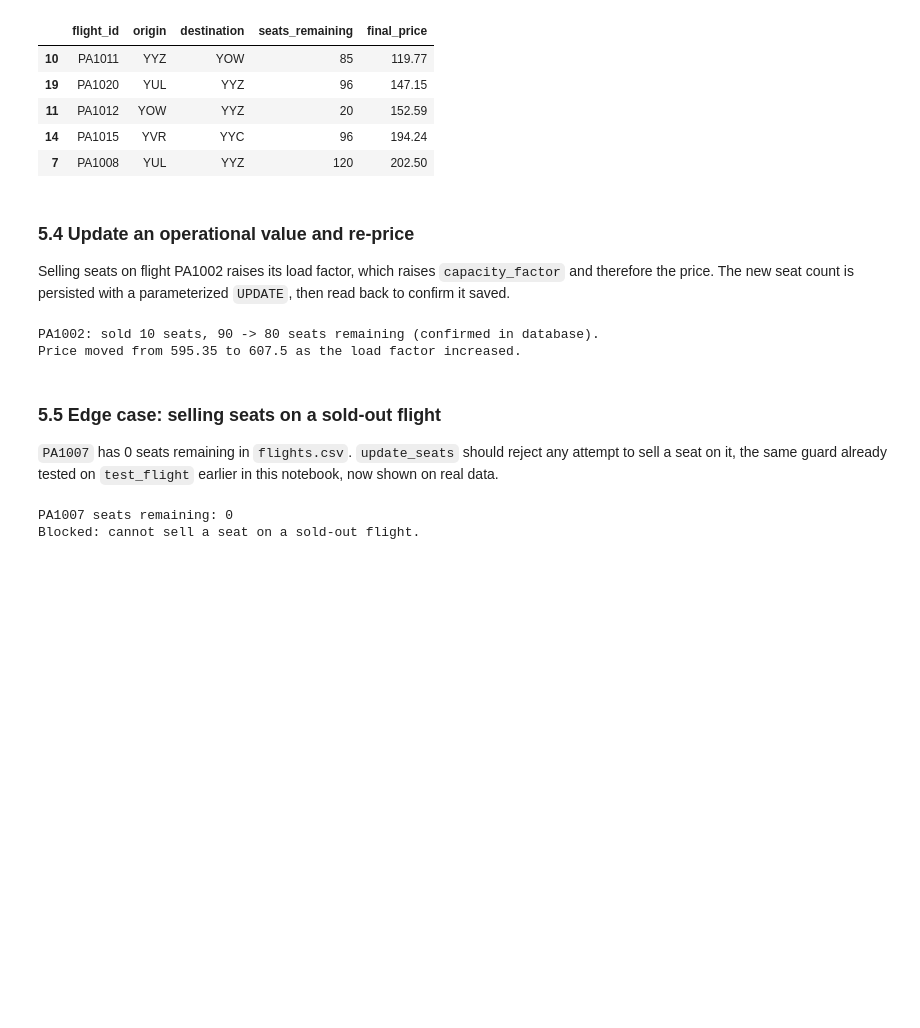
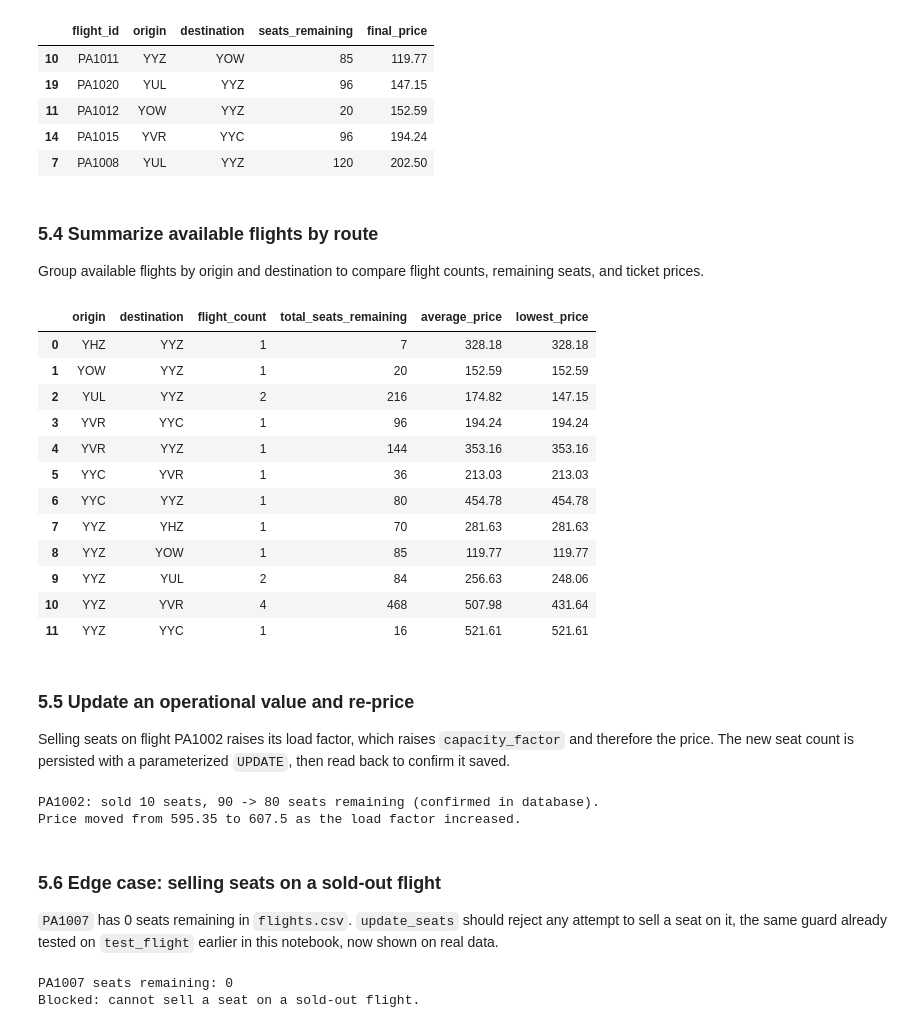
Before and after one commit to jimmyrua/8431-AC-T15-Furture-Billionaire, a Jupyter notebook: potter_airlines.ipynb, the cells around one changed output. Cells and saved outputs as stored; diff of their text form; code cells hidden in the pictures; blank space fills up the shorter version.

Commit message:
Update notebook results and flight database

```diff
--- a/potter_airlines.ipynb
+++ b/potter_airlines.ipynb
@@ -474,8 +474,35 @@ Sold-out flight IDs: ['PA1007']
 | 11 | PA1012 | YOW | YYZ | 20 | 152.59 |
 | 14 | PA1015 | YVR | YYC | 96 | 194.24 |
 | 7 | PA1008 | YUL | YYZ | 120 | 202.50 |
+# %% [markdown]
+### 5.4 Summarize available flights by route
+
+Group available flights by origin and destination to compare flight counts, remaining seats, and ticket prices.
+# %%
+flight_summary = available_flights.groupby(["origin", "destination"], as_index=False).agg(
+    flight_count=("flight_id", "count"),
+    total_seats_remaining=("seats_remaining", "sum"),
+    average_price=("final_price", "mean"),
+    lowest_price=("final_price", "min"),
+).round(2)
+
+flight_summary
+# %% [output]
+|  | origin | destination | flight_count | total_seats_remaining | average_price | lowest_price |
+| 0 | YHZ | YYZ | 1 | 7 | 328.18 | 328.18 |
+| 1 | YOW | YYZ | 1 | 20 | 152.59 | 152.59 |
+| 2 | YUL | YYZ | 2 | 216 | 174.82 | 147.15 |
+| 3 | YVR | YYC | 1 | 96 | 194.24 | 194.24 |
+| 4 | YVR | YYZ | 1 | 144 | 353.16 | 353.16 |
+| 5 | YYC | YVR | 1 | 36 | 213.03 | 213.03 |
+| 6 | YYC | YYZ | 1 | 80 | 454.78 | 454.78 |
+| 7 | YYZ | YHZ | 1 | 70 | 281.63 | 281.63 |
+| 8 | YYZ | YOW | 1 | 85 | 119.77 | 119.77 |
+| 9 | YYZ | YUL | 2 | 84 | 256.63 | 248.06 |
+| 10 | YYZ | YVR | 4 | 468 | 507.98 | 431.64 |
+| 11 | YYZ | YYC | 1 | 16 | 521.61 | 521.61 |
 # %% [markdown]
-### 5.4 Update an operational value and re-price
+### 5.5 Update an operational value and re-price
 Selling seats on flight PA1002 raises its load factor, which raises `capacity_factor` and therefore the price. The new seat count is persisted with a parameterized `UPDATE`, then read back to confirm it saved.
 # %%
 def simulate_seat_sale(raw_df, priced_df, target_id, seats_to_sell, db_path="potter_airlines.db"):
@@ -524,7 +551,7 @@ simulate_seat_sale(stored_flights, priced_flights, target_id="PA1002", seats_to_
 PA1002: sold 10 seats, 90 -> 80 seats remaining (confirmed in database).
 Price moved from 595.35 to 607.5 as the load factor increased.
 # %% [markdown]
-### 5.5 Edge case: selling seats on a sold-out flight
+### 5.6 Edge case: selling seats on a sold-out flight
 `PA1007` has 0 seats remaining in `flights.csv`. `update_seats` should reject any attempt to sell a seat on it, the same guard already tested on `test_flight` earlier in this notebook, now shown on real data.
 # %%
 def test_sold_out_edge_case(raw_df, target_id):
```
Also changed, not shown: 1 other file.
